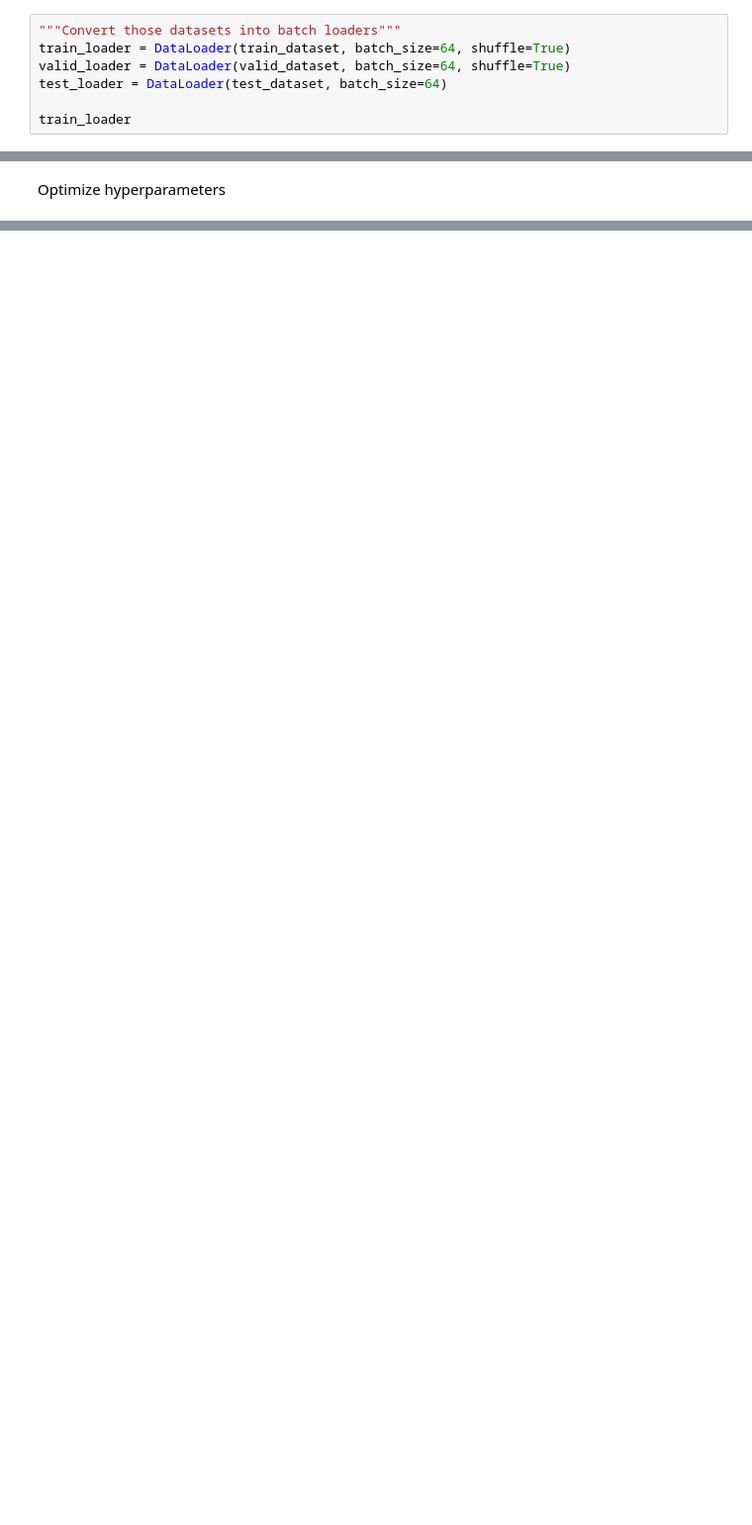
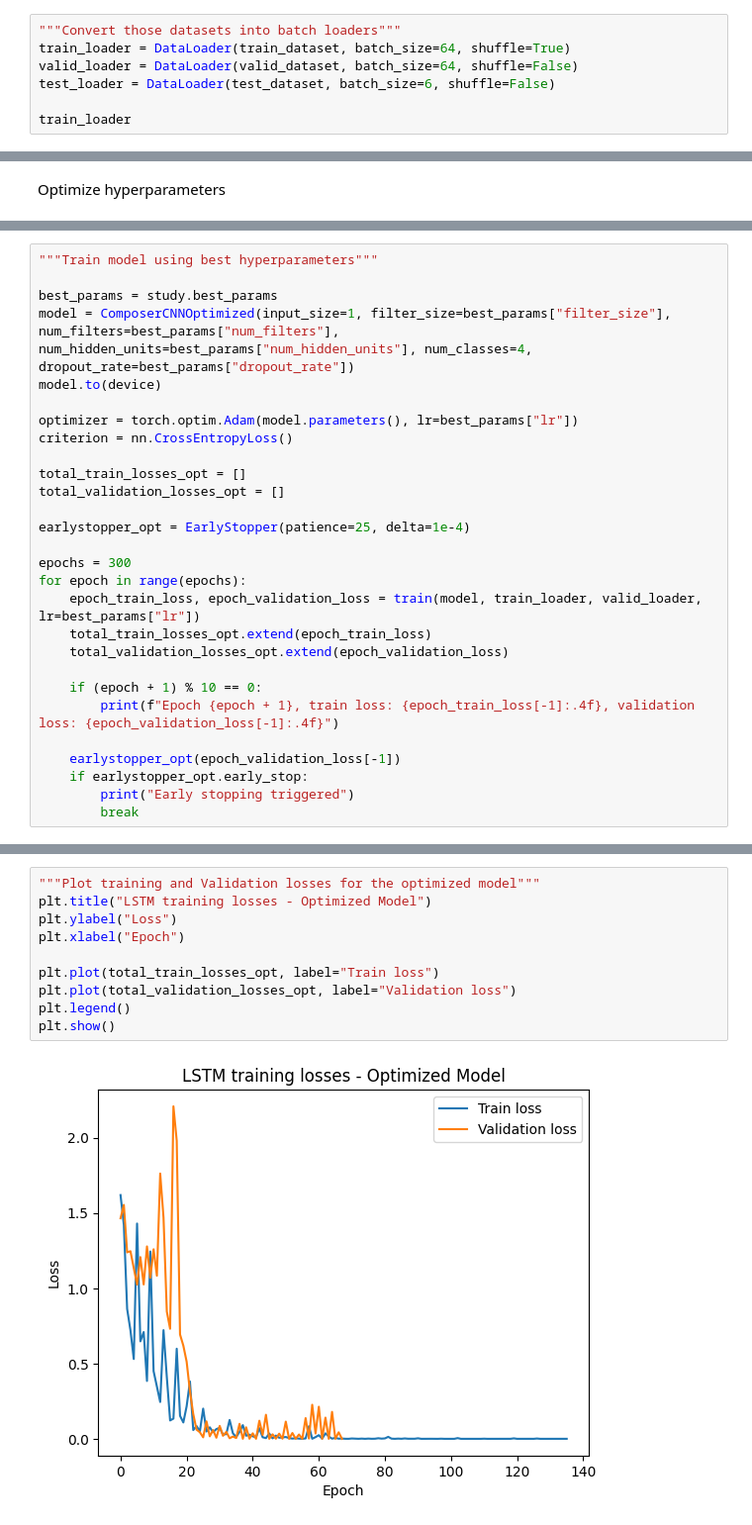
Before and after one commit to mr-kelsey/su25-aai511-group6, a Jupyter notebook: Notebooks/CNN.ipynb, the cells around one changed output, grey strips where cells are left out. Shown: that part at 99% size. Saved outputs shown, nothing was run; the diff lists cells and outputs as text; blank space fills up the shorter version.

```diff
--- a/Notebooks/CNN.ipynb
+++ b/Notebooks/CNN.ipynb
@@ -57,7 +84,7 @@ train_dataset
 # %%
 """Convert those datasets into batch loaders"""
 train_loader = DataLoader(train_dataset, batch_size=64, shuffle=True)
-valid_loader = DataLoader(valid_dataset, batch_size=64, shuffle=True)
-test_loader = DataLoader(test_dataset, batch_size=64)
+valid_loader = DataLoader(valid_dataset, batch_size=64, shuffle=False)
+test_loader = DataLoader(test_dataset, batch_size=6, shuffle=False)
 
 train_loader
@@ -193,0 +360,28 @@ Optimize hyperparameters
+# %%
+"""Train model using best hyperparameters"""
+
+best_params = study.best_params
+model = ComposerCNNOptimized(input_size=1, filter_size=best_params["filter_size"], num_filters=best_params["num_filters"], num_hidden_units=best_params["num_hidden_units"], num_classes=4, dropout_rate=best_params["dropout_rate"])
+model.to(device)
+
+optimizer = torch.optim.Adam(model.parameters(), lr=best_params["lr"])
+criterion = nn.CrossEntropyLoss()
+
+total_train_losses_opt = []
+total_validation_losses_opt = []
+
+earlystopper_opt = EarlyStopper(patience=25, delta=1e-4)
+
+epochs = 300
+for epoch in range(epochs):
+    epoch_train_loss, epoch_validation_loss = train(model, train_loader, valid_loader, lr=best_params["lr"])
+    total_train_losses_opt.extend(epoch_train_loss)
+    total_validation_losses_opt.extend(epoch_validation_loss)
+
+    if (epoch + 1) % 10 == 0:
+        print(f"Epoch {epoch + 1}, train loss: {epoch_train_loss[-1]:.4f}, validation loss: {epoch_validation_loss[-1]:.4f}")
+
+    earlystopper_opt(epoch_validation_loss[-1])
+    if earlystopper_opt.early_stop:
+        print("Early stopping triggered")
+        break
@@ -193,0 +393,12 @@ Optimize hyperparameters
+# %%
+"""Plot training and Validation losses for the optimized model"""
+plt.title("LSTM training losses - Optimized Model")
+plt.ylabel("Loss")
+plt.xlabel("Epoch")
+
+plt.plot(total_train_losses_opt, label="Train loss")
+plt.plot(total_validation_losses_opt, label="Validation loss")
+plt.legend()
+plt.show()
+# %% [output]
+[figure, added]
```
Also changed, not shown: parts of 20 cells of this notebook, 1 other file.
